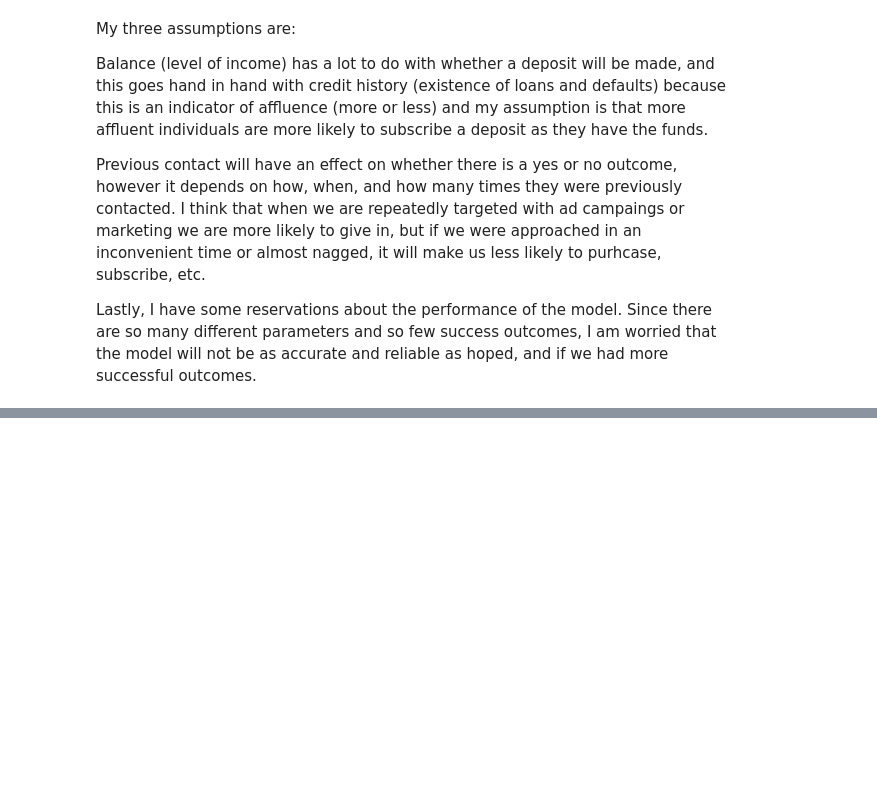
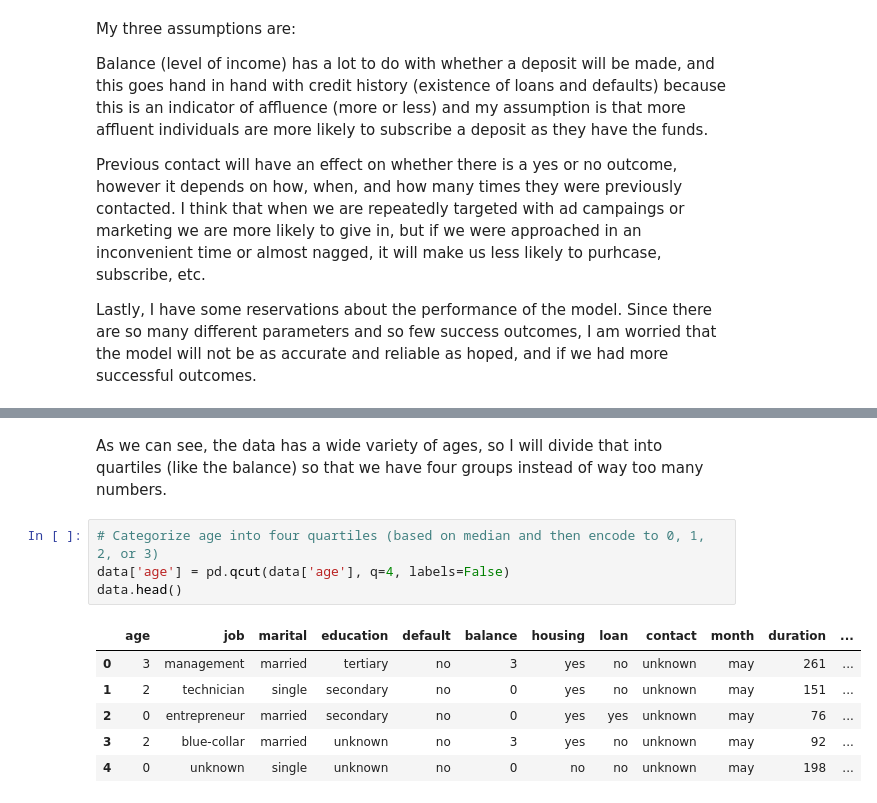
Before and after one commit to ismail-memon-123/CS_5262_ML, a Jupyter notebook: ML_model.ipynb, the cells around one changed output, grey strips where cells are left out. Drawn from its saved outputs; the diff is of its cells as text; blank space fills up the shorter version.

```diff
--- a/ML_model.ipynb
+++ b/ML_model.ipynb
@@ -285,0 +302,13 @@ Lastly, I have some reservations about the performance of the model. Since there
+# %% [markdown]
+As we can see, the data has a wide variety of ages, so I will divide that into quartiles (like the balance) so that we have four groups instead of way too many numbers.
+# %%
+# Categorize age into four quartiles (based on median and then encode to 0, 1, 2, or 3)
+data['age'] = pd.qcut(data['age'], q=4, labels=False)
+data.head()
+# %% [output]
+|  | age | job | marital | education | default | balance | housing | loan | contact | month | duration | ... |
+| 0 | 3 | management | married | tertiary | no | 3 | yes | no | unknown | may | 261 | ... |
+| 1 | 2 | technician | single | secondary | no | 0 | yes | no | unknown | may | 151 | ... |
+| 2 | 0 | entrepreneur | married | secondary | no | 0 | yes | yes | unknown | may | 76 | ... |
+| 3 | 2 | blue-collar | married | unknown | no | 3 | yes | no | unknown | may | 92 | ... |
+| 4 | 0 | unknown | single | unknown | no | 0 | no | no | unknown | may | 198 | ... |
```
Also changed, not shown: parts of 23 cells of this notebook.
